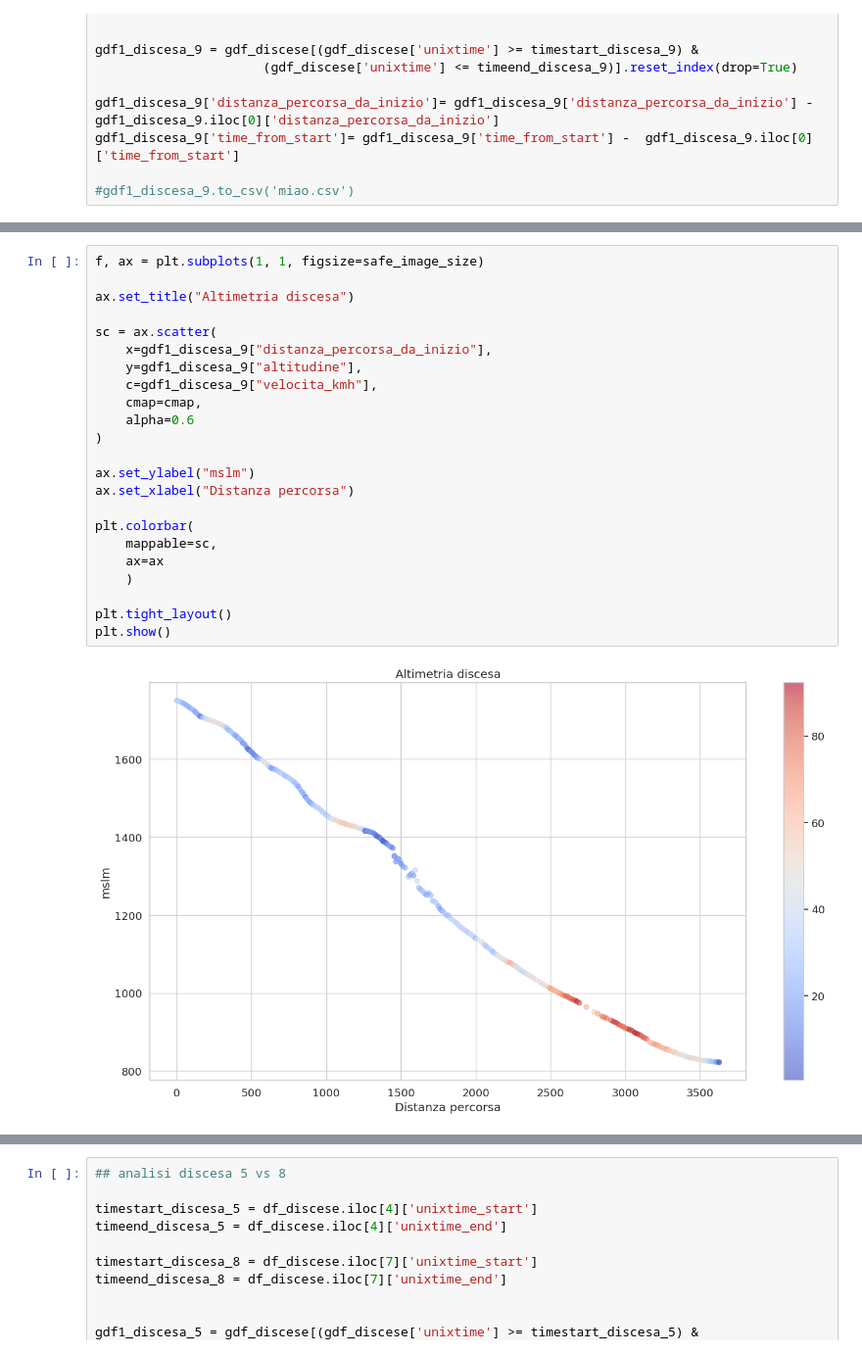
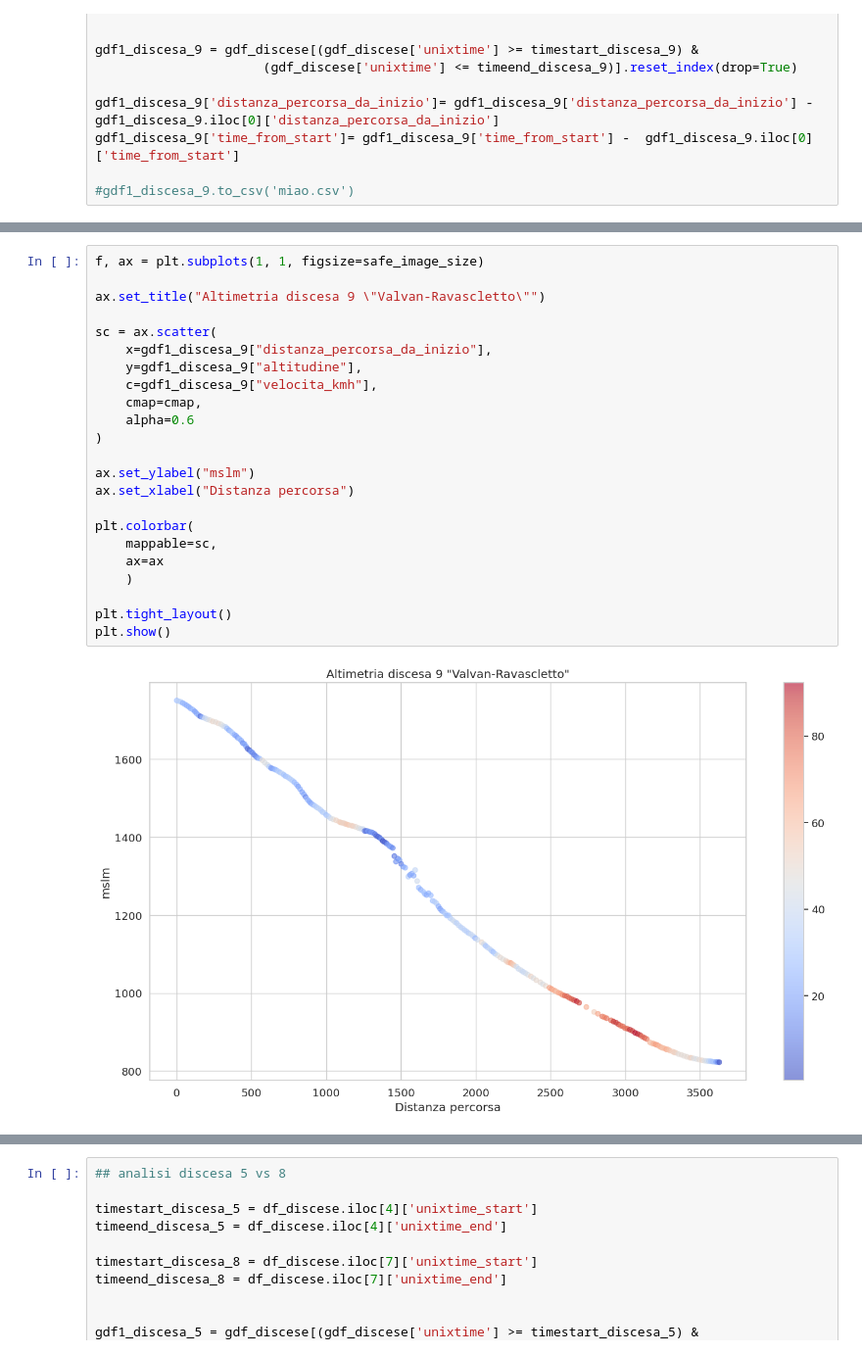
Before and after one commit to thomasmassarutto/DataSlopes, a Jupyter notebook: DataSlopes.ipynb, the cells around one changed output, grey strips where cells are left out. Shown at 98% size. Cells and saved outputs as stored; diff of their text form.

```diff
--- a/DataSlopes.ipynb
+++ b/DataSlopes.ipynb
@@ -768,25 +765,25 @@ plt.show()
 # %%
 f, ax = plt.subplots(1, 1, figsize=safe_image_size)
 
-ax.set_title("Altimetria discesa")
+ax.set_title("Altimetria discesa 9 \"Valvan-Ravascletto\"")
 
 sc = ax.scatter(
     x=gdf1_discesa_9["distanza_percorsa_da_inizio"],
     y=gdf1_discesa_9["altitudine"],
     c=gdf1_discesa_9["velocita_kmh"],
     cmap=cmap,
     alpha=0.6
 )
 
 ax.set_ylabel("mslm")
 ax.set_xlabel("Distanza percorsa")
 
 plt.colorbar(
     mappable=sc,
     ax=ax
     )
 
 plt.tight_layout()
 plt.show()
 # %% [output]
-[figure, old version]
+[figure, new version]
```
Also changed, not shown: parts of 15 cells of this notebook, 1 other file.
